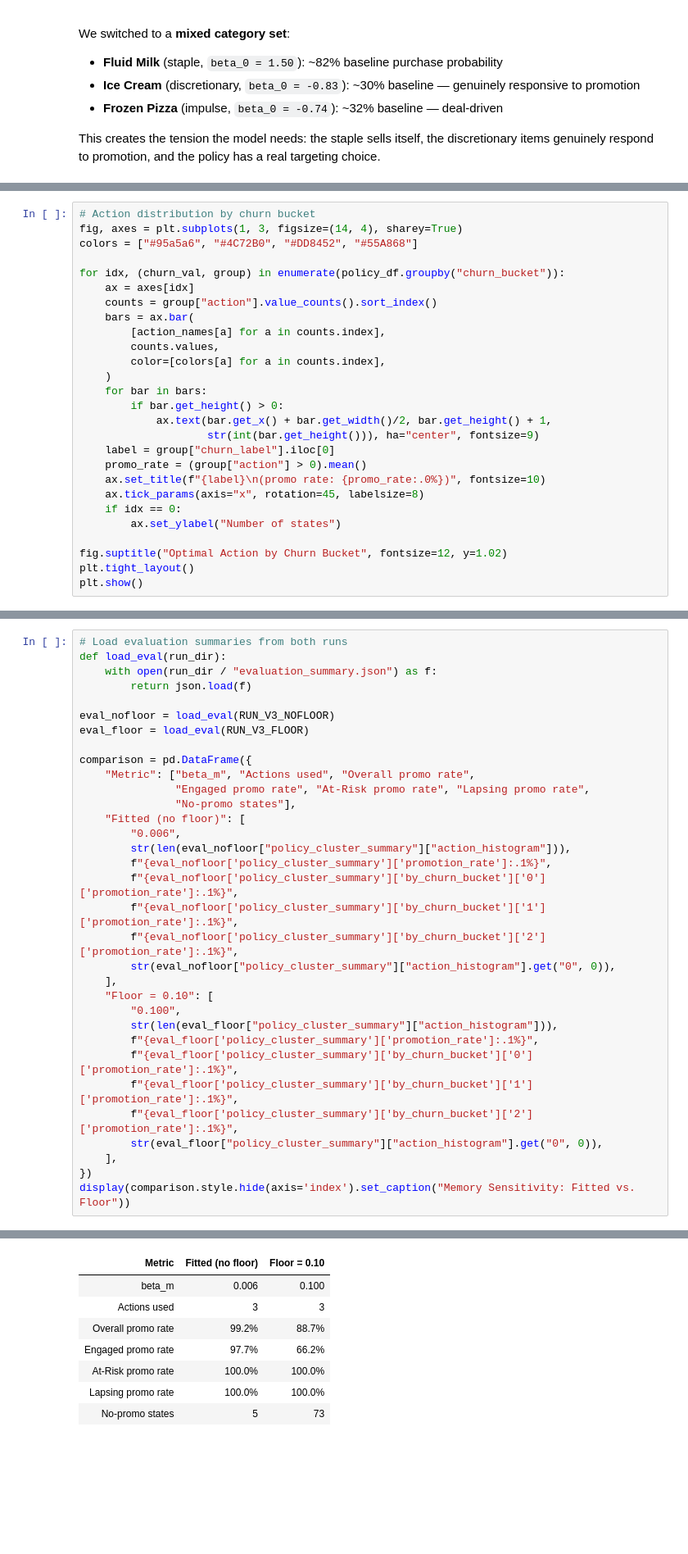
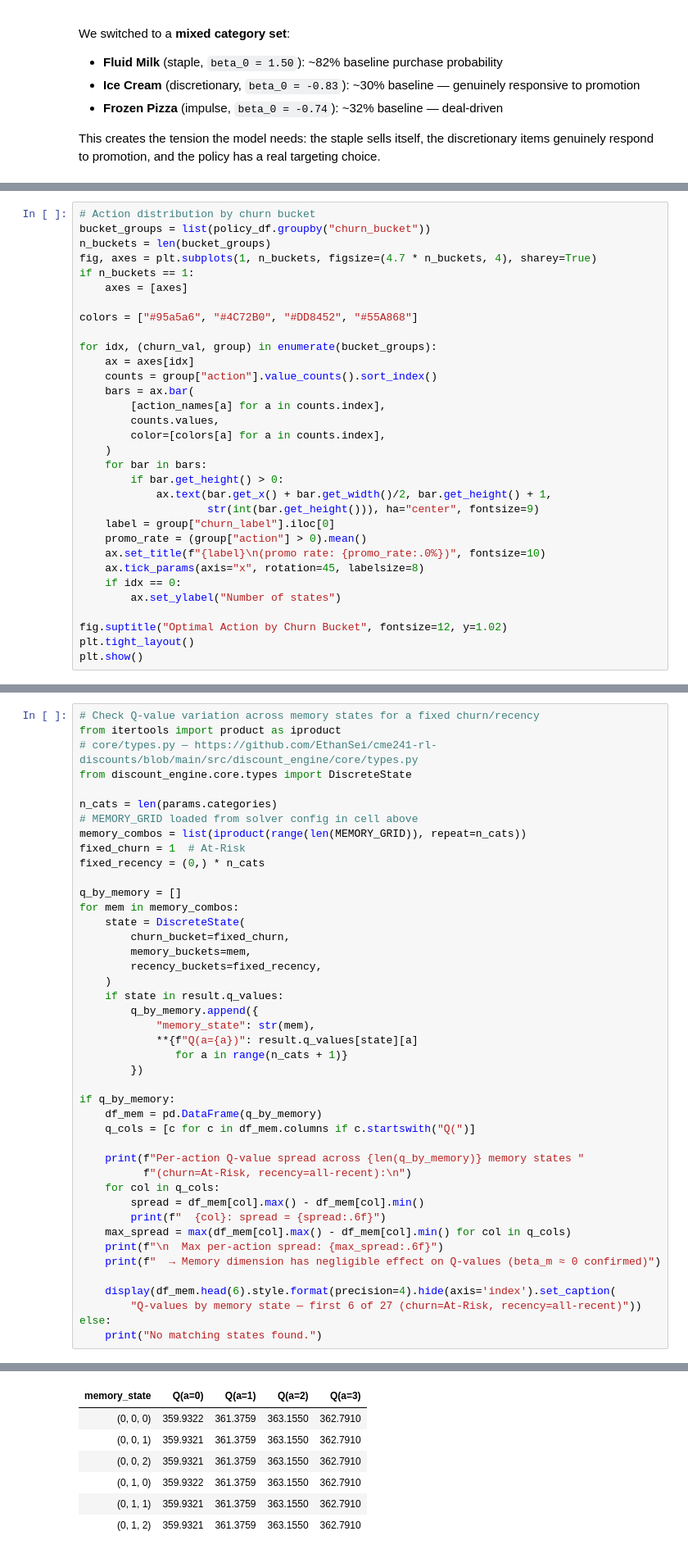
Before and after one commit to EthanSei/cme241-rl-discounts, a Jupyter notebook: notebooks/dp_walkthrough.ipynb, the cells around one changed output, grey strips where cells are left out. Shown at 82% size. Saved outputs shown, nothing was run; the diff lists cells and outputs as text; blank space fills up the shorter version.

```diff
--- a/notebooks/dp_walkthrough.ipynb
+++ b/notebooks/dp_walkthrough.ipynb
@@ -342,9 +571,14 @@ Promotion rate: 88.7%
 # %%
 # Action distribution by churn bucket
-fig, axes = plt.subplots(1, 3, figsize=(14, 4), sharey=True)
+bucket_groups = list(policy_df.groupby("churn_bucket"))
+n_buckets = len(bucket_groups)
+fig, axes = plt.subplots(1, n_buckets, figsize=(4.7 * n_buckets, 4), sharey=True)
+if n_buckets == 1:
+    axes = [axes]
+
 colors = ["#95a5a6", "#4C72B0", "#DD8452", "#55A868"]
 
-for idx, (churn_val, group) in enumerate(policy_df.groupby("churn_bucket")):
+for idx, (churn_val, group) in enumerate(bucket_groups):
     ax = axes[idx]
     counts = group["action"].value_counts().sort_index()
     bars = ax.bar(
@@ -624,34 +1042,44 @@ The floor is configured in `configs/data/calibration.yaml` and can be disabled b
 # %%
-# Load evaluation summaries from both runs
-def load_eval(run_dir):
-    with open(run_dir / "evaluation_summary.json") as f:
-        return json.load(f)
+# Check Q-value variation across memory states for a fixed churn/recency
+from itertools import product as iproduct
+# core/types.py — https://github.com/EthanSei/cme241-rl-discounts/blob/main/src/discount_engine/core/types.py
+from discount_engine.core.types import DiscreteState
 
-eval_nofloor = load_eval(RUN_V3_NOFLOOR)
-eval_floor = load_eval(RUN_V3_FLOOR)
+n_cats = len(params.categories)
+# MEMORY_GRID loaded from solver config in cell above
+memory_combos = list(iproduct(range(len(MEMORY_GRID)), repeat=n_cats))
+fixed_churn = 1  # At-Risk
+fixed_recency = (0,) * n_cats
 
-comparison = pd.DataFrame({
-    "Metric": ["beta_m", "Actions used", "Overall promo rate",
-               "Engaged promo rate", "At-Risk promo rate", "Lapsing promo rate",
-               "No-promo states"],
-    "Fitted (no floor)": [
-        "0.006",
-        str(len(eval_nofloor["policy_cluster_summary"]["action_histogram"])),
-        f"{eval_nofloor['policy_cluster_summary']['promotion_rate']:.1%}",
-        f"{eval_nofloor['policy_cluster_summary']['by_churn_bucket']['0']['promotion_rate']:.1%}",
-        f"{eval_nofloor['policy_cluster_summary']['by_churn_bucket']['1']['promotion_rate']:.1%}",
-        f"{eval_nofloor['policy_cluster_summary']['by_churn_bucket']['2']['promotion_rate']:.1%}",
-        str(eval_nofloor["policy_cluster_summary"]["action_histogram"].get("0", 0)),
-    ],
-    "Floor = 0.10": [
-        "0.100",
-        str(len(eval_floor["policy_cluster_summary"]["action_histogram"])),
-        f"{eval_floor['policy_cluster_summary']['promotion_rate']:.1%}",
-        f"{eval_floor['policy_cluster_summary']['by_churn_bucket']['0']['promotion_rate']:.1%}",
-        f"{eval_floor['policy_cluster_summary']['by_churn_bucket']['1']['promotion_rate']:.1%}",
-        f"{eval_floor['policy_cluster_summary']['by_churn_bucket']['2']['promotion_rate']:.1%}",
-        str(eval_floor["policy_cluster_summary"]["action_histogram"].get("0", 0)),
-    ],
-})
-display(comparison.style.hide(axis='index').set_caption("Memory Sensitivity: Fitted vs. Floor"))
+q_by_memory = []
+for mem in memory_combos:
+    state = DiscreteState(
+        churn_bucket=fixed_churn,
+        memory_buckets=mem,
+        recency_buckets=fixed_recency,
+    )
+    if state in result.q_values:
+        q_by_memory.append({
+            "memory_state": str(mem),
+            **{f"Q(a={a})": result.q_values[state][a]
+               for a in range(n_cats + 1)}
+        })
+
+if q_by_memory:
+    df_mem = pd.DataFrame(q_by_memory)
+    q_cols = [c for c in df_mem.columns if c.startswith("Q(")]
+
+    print(f"Per-action Q-value spread across {len(q_by_memory)} memory states "
+          f"(churn=At-Risk, recency=all-recent):\n")
+    for col in q_cols:
+        spread = df_mem[col].max() - df_mem[col].min()
+        print(f"  {col}: spread = {spread:.6f}")
+    max_spread = max(df_mem[col].max() - df_mem[col].min() for col in q_cols)
+    print(f"\n  Max per-action spread: {max_spread:.6f}")
+    print(f"  → Memory dimension has negligible effect on Q-values (beta_m ≈ 0 confirmed)")
+
+    display(df_mem.head(6).style.format(precision=4).hide(axis='index').set_caption(
+        "Q-values by memory state — first 6 of 27 (churn=At-Risk, recency=all-recent)"))
+else:
+    print("No matching states found.")
 # %% [output]
@@ -659,8 +1096,7 @@ Memory Sensitivity: Fitted vs. Floor
-| Metric | Fitted (no floor) | Floor = 0.10 |
-| beta_m | 0.006 | 0.100 |
-| Actions used | 3 | 3 |
-| Overall promo rate | 99.2% | 88.7% |
-| Engaged promo rate | 97.7% | 66.2% |
-| At-Risk promo rate | 100.0% | 100.0% |
-| Lapsing promo rate | 100.0% | 100.0% |
-| No-promo states | 5 | 73 |
+| memory_state | Q(a=0) | Q(a=1) | Q(a=2) | Q(a=3) |
+| (0, 0, 0) | 359.9322 | 361.3759 | 363.1550 | 362.7910 |
+| (0, 0, 1) | 359.9321 | 361.3759 | 363.1550 | 362.7910 |
+| (0, 0, 2) | 359.9321 | 361.3759 | 363.1550 | 362.7910 |
+| (0, 1, 0) | 359.9322 | 361.3759 | 363.1550 | 362.7910 |
+| (0, 1, 1) | 359.9321 | 361.3759 | 363.1550 | 362.7910 |
+| (0, 1, 2) | 359.9321 | 361.3759 | 363.1550 | 362.7910 |
```
Also changed, not shown: parts of 39 cells of this notebook, 12 other files.
